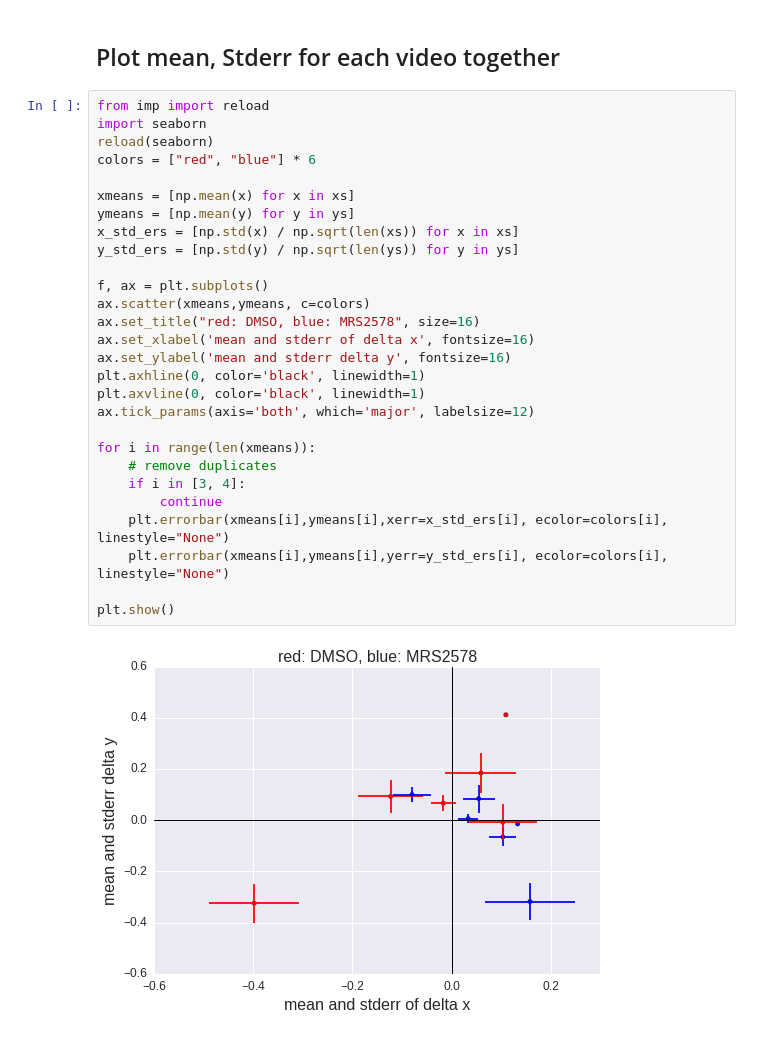
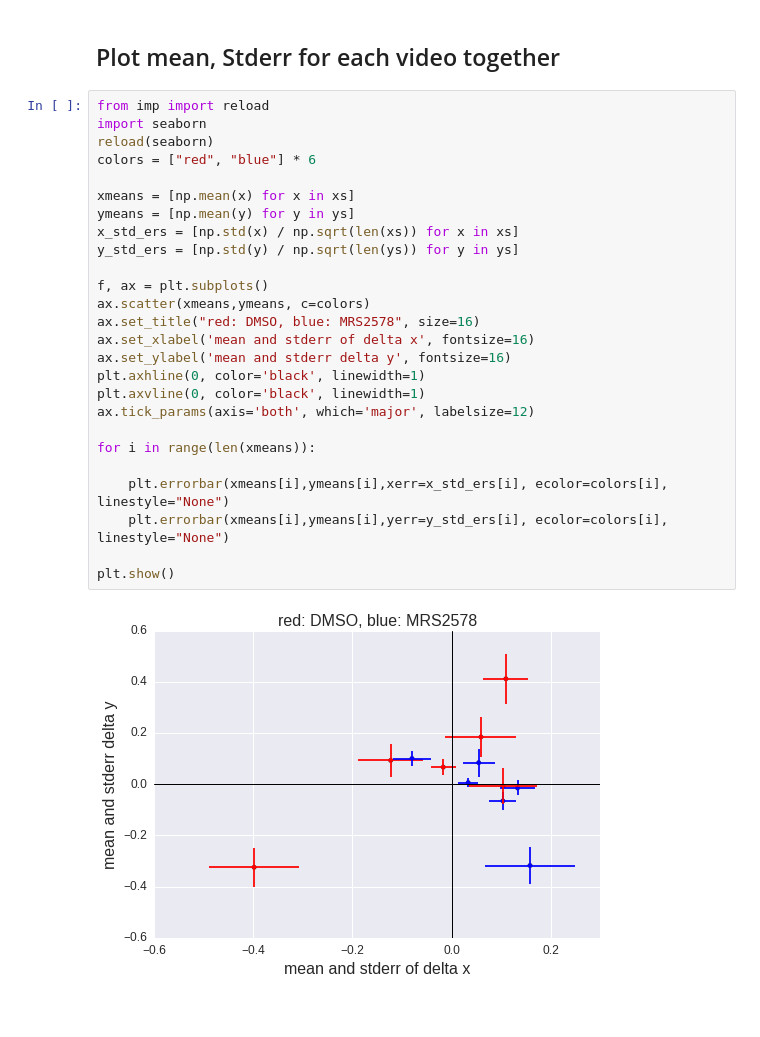
Before and after one commit to quinngroup/JI-2016-MRS2578, a Jupyter notebook: calculate_motion_cells.py.ipynb, the cells around one changed output. Saved outputs shown, nothing was run; the diff lists cells and outputs as text.

```diff
--- a/calculate_motion_cells.py.ipynb
+++ b/calculate_motion_cells.py.ipynb
@@ -234,33 +234,31 @@ for i in range(0, len(fnames), 2):
 # %%
 from imp import reload
 import seaborn
 reload(seaborn)
 colors = ["red", "blue"] * 6
 
 xmeans = [np.mean(x) for x in xs]
 ymeans = [np.mean(y) for y in ys]
 x_std_ers = [np.std(x) / np.sqrt(len(xs)) for x in xs]
 y_std_ers = [np.std(y) / np.sqrt(len(ys)) for y in ys]
 
 f, ax = plt.subplots()
 ax.scatter(xmeans,ymeans, c=colors)
 ax.set_title("red: DMSO, blue: MRS2578", size=16)
 ax.set_xlabel('mean and stderr of delta x', fontsize=16)
 ax.set_ylabel('mean and stderr delta y', fontsize=16)
 plt.axhline(0, color='black', linewidth=1)
 plt.axvline(0, color='black', linewidth=1)
 ax.tick_params(axis='both', which='major', labelsize=12)
 
 for i in range(len(xmeans)):
-    # remove duplicates
-    if i in [3, 4]:
-        continue
+
     plt.errorbar(xmeans[i],ymeans[i],xerr=x_std_ers[i], ecolor=colors[i], linestyle="None")
     plt.errorbar(xmeans[i],ymeans[i],yerr=y_std_ers[i], ecolor=colors[i], linestyle="None")
 
 plt.show()
 # %% [output]
-[figure, old version]
+[figure, new version]
 # %%
 from imp import reload
 import seaborn
```
Also changed, not shown: parts of 1 cell of this notebook, 1 other file.
